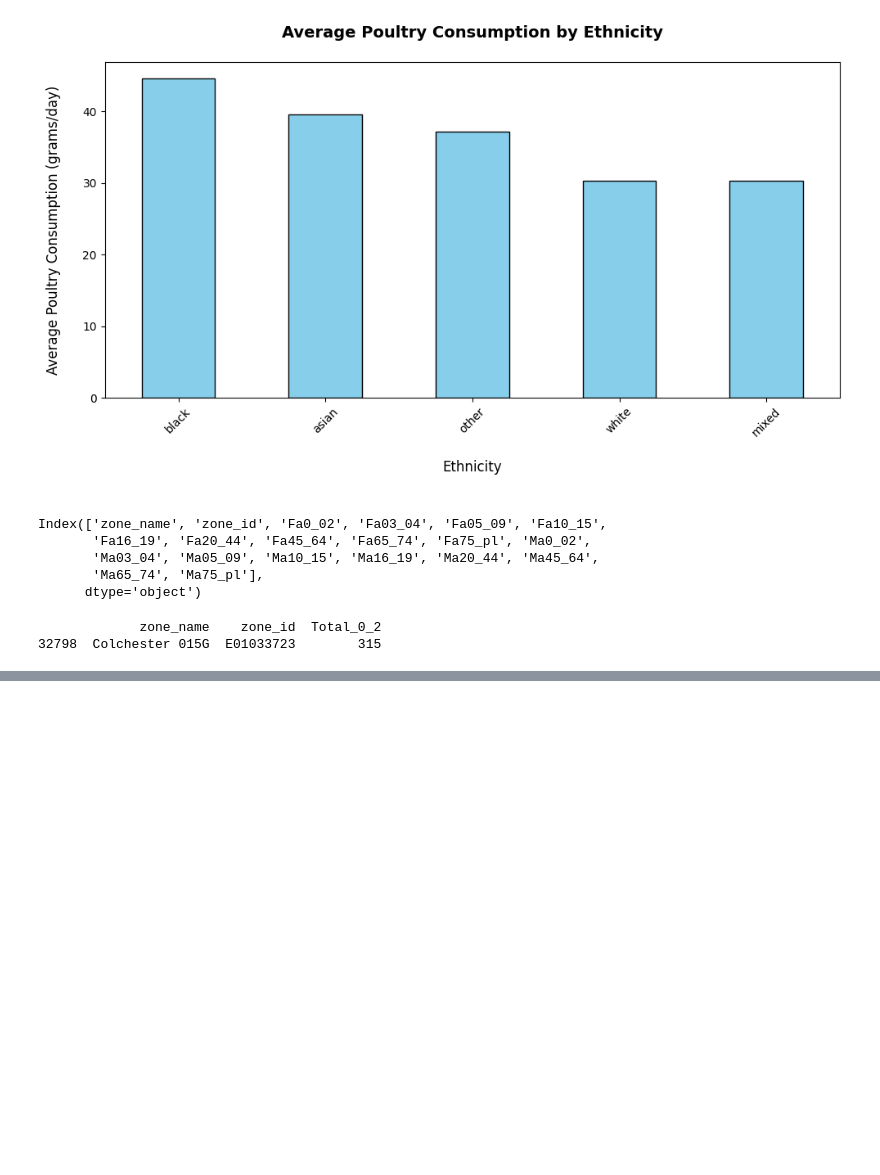
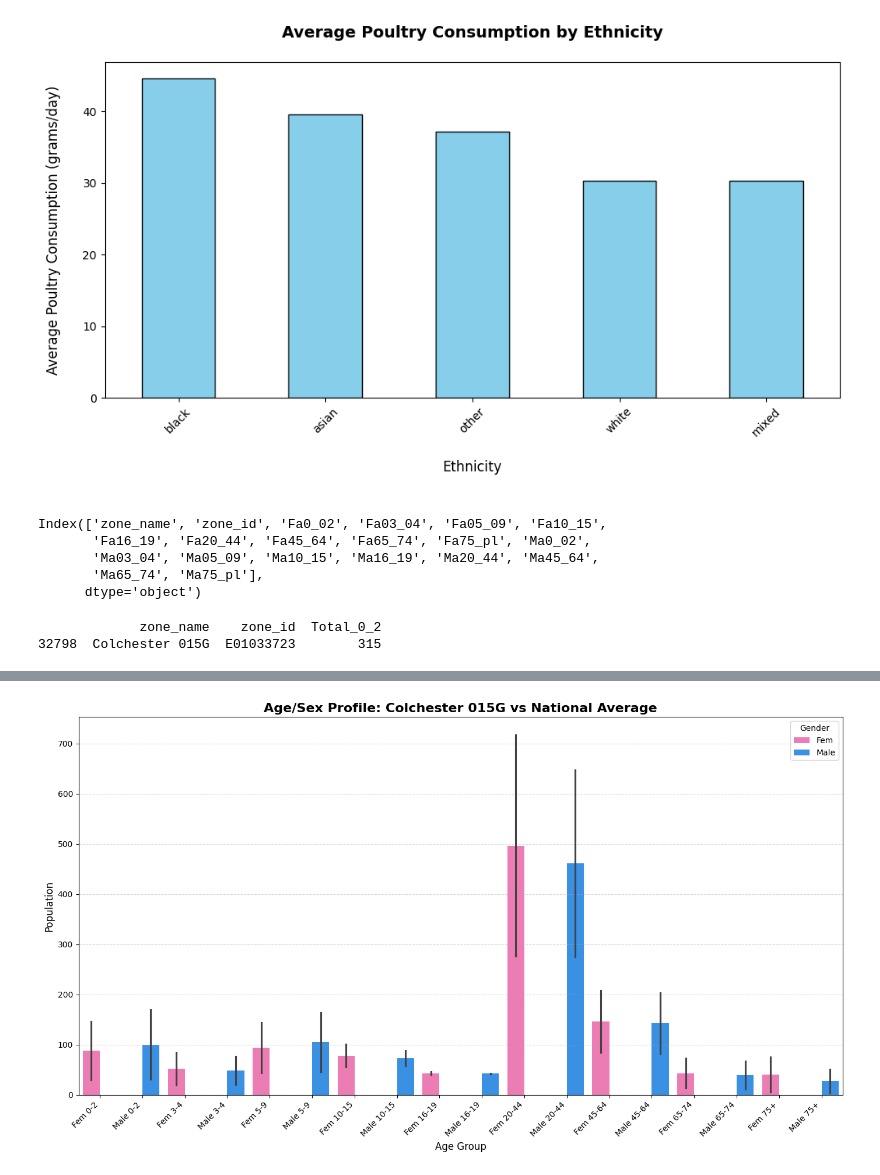
Before and after one commit to ClaudiaTurner/Predictive_Analytics, a Jupyter notebook: Assignment_1_P_Analytics.ipynb, the cells around one changed output, grey strips where cells are left out. Cells and saved outputs as stored; diff of their text form; code cells hidden in the pictures; blank space fills up the shorter version.

```diff
--- a/Assignment_1_P_Analytics.ipynb
+++ b/Assignment_1_P_Analytics.ipynb
@@ -125,0 +192,44 @@ plt.show()
+# %%
+
+
+# Filter zone E01033723 (Colchester 015G)
+colchester = Age_Sex[Age_Sex['zone_id'] == 'E01033723']
+
+# National average (exclude zone_id and zone_name)
+national_avg = Age_Sex.drop(columns=['zone_id', 'zone_name']).mean().to_frame(name='National').T
+
+# Reshape both to long format
+colchester_long = colchester.drop(columns=['zone_id', 'zone_name']).melt(var_name='Age_Sex', value_name='Colchester')
+national_long = national_avg.melt(var_name='Age_Sex', value_name='National')
+
+# Merge on Age_Sex
+combined = pd.merge(colchester_long, national_long, on='Age_Sex')
+
+# Extract gender for color grouping
+combined['Gender'] = combined['Age_Sex'].str.split().str[0]
+
+# Melt for seaborn barplot
+melted = combined.melt(id_vars=['Age_Sex', 'Gender'], value_vars=['Colchester', 'National'],
+                       var_name='Zone', value_name='Population')
+
+# Plot
+plt.figure(figsize=(14, 8))
+sns.barplot(
+    data=melted,
+    x='Age_Sex', y='Population',
+    hue='Gender',
+    palette={'Fem': '#FF69B4', 'Male': '#1E90FF'},
+    dodge=True
+)
+
+plt.title("Age/Sex Profile: Colchester 015G vs National Average", fontsize=16, weight='bold')
+plt.xlabel("Age Group", fontsize=12)
+plt.ylabel("Population", fontsize=12)
+plt.xticks(rotation=45, ha='right')
+plt.legend(title='Gender')
+plt.grid(axis='y', linestyle='--', alpha=0.5)
+plt.tight_layout()
+plt.savefig("Colchester_vs_National_gender_colors.png")
+plt.show()
+# %% [output]
+[figure, added]
```
Also changed, not shown: parts of 6 cells of this notebook.
